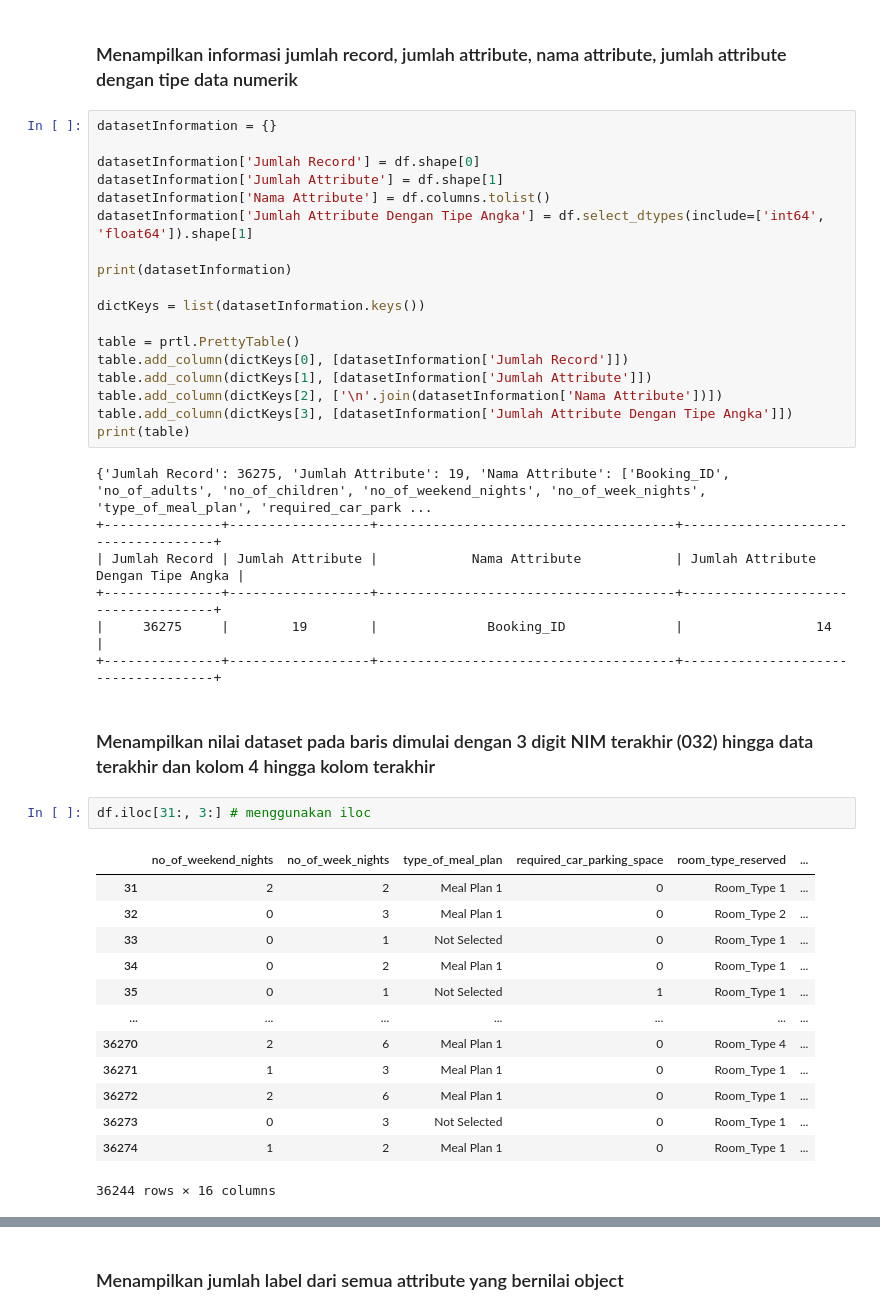
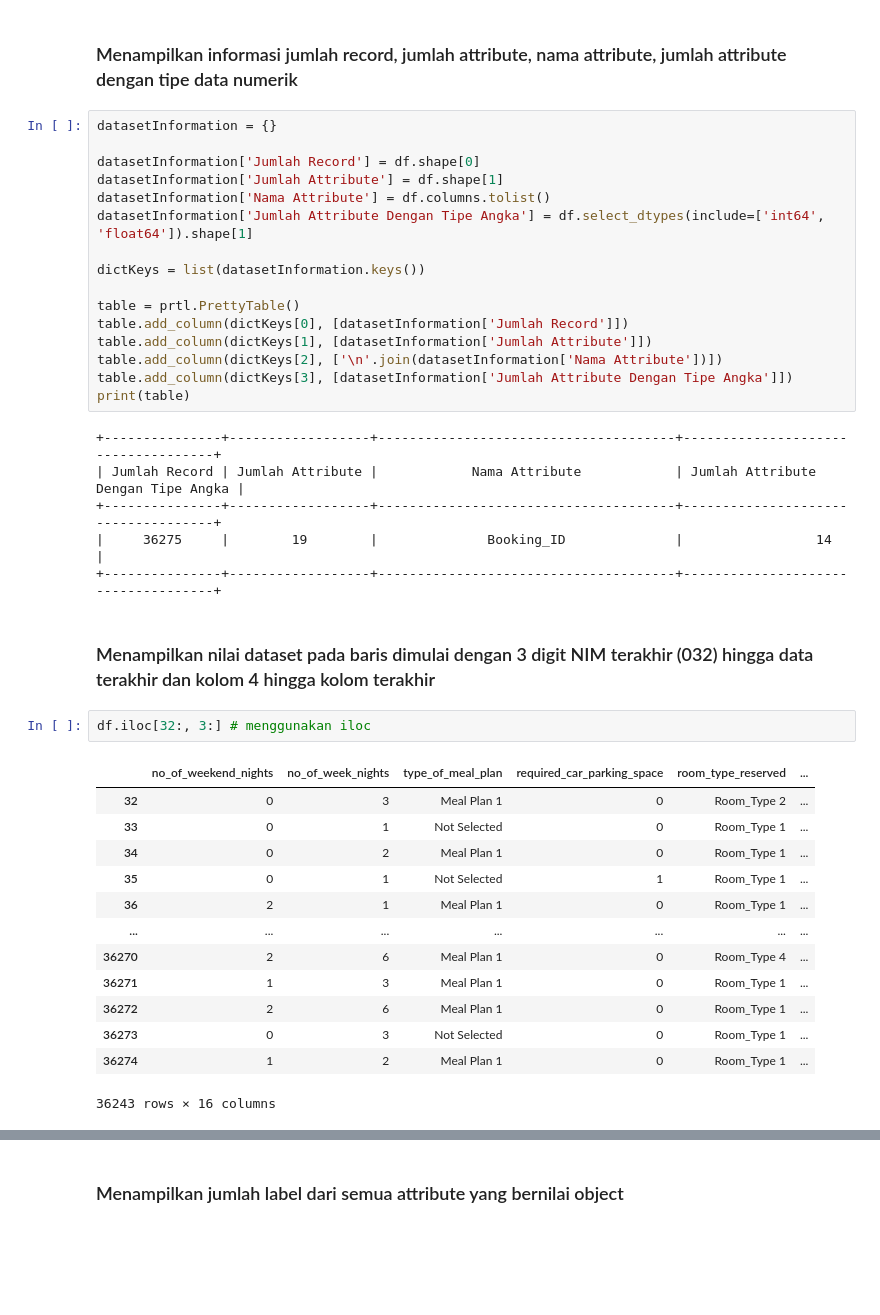
Before and after one commit to nabilsaragih/Praktikum_KB, a Jupyter notebook: Posttest_KB_2/hotelReservations.ipynb, the cells around one changed output, grey strips where cells are left out. Cells and saved outputs as stored; diff of their text form; blank space fills up the shorter version.

```diff
--- a/Posttest_KB_2/hotelReservations.ipynb
+++ b/Posttest_KB_2/hotelReservations.ipynb
@@ -70,8 +70,6 @@ datasetInformation['Jumlah Record'] = df.shape[0]
 datasetInformation['Jumlah Attribute'] = df.shape[1]
 datasetInformation['Nama Attribute'] = df.columns.tolist()
 datasetInformation['Jumlah Attribute Dengan Tipe Angka'] = df.select_dtypes(include=['int64', 'float64']).shape[1]
-
-print(datasetInformation)
 
 dictKeys = list(datasetInformation.keys())
 
@@ -82,7 +80,6 @@ table.add_column(dictKeys[2], ['\n'.join(datasetInformation['Nama Attribute'])])
 table.add_column(dictKeys[3], [datasetInformation['Jumlah Attribute Dengan Tipe Angka']])
 print(table)
 # %% [output]
-{'Jumlah Record': 36275, 'Jumlah Attribute': 19, 'Nama Attribute': ['Booking_ID', 'no_of_adults', 'no_of_children', 'no_of_weekend_nights', 'no_of_week_nights', 'type_of_meal_plan', 'required_car_park ...
 +---------------+------------------+--------------------------------------+------------------------------------+
 | Jumlah Record | Jumlah Attribute |            Nama Attribute            | Jumlah Attribute Dengan Tipe Angka |
 +---------------+------------------+--------------------------------------+------------------------------------+
@@ -91,20 +88,20 @@ print(table)
 # %% [markdown]
 ### Menampilkan nilai dataset pada baris dimulai dengan 3 digit NIM terakhir (032) hingga data terakhir dan kolom 4 hingga kolom terakhir
 # %%
-df.iloc[31:, 3:] # menggunakan iloc
+df.iloc[32:, 3:] # menggunakan iloc
 # %% [output]
 |  | no_of_weekend_nights | no_of_week_nights | type_of_meal_plan | required_car_parking_space | room_type_reserved | ... |
-| 31 | 2 | 2 | Meal Plan 1 | 0 | Room_Type 1 | ... |
 | 32 | 0 | 3 | Meal Plan 1 | 0 | Room_Type 2 | ... |
 | 33 | 0 | 1 | Not Selected | 0 | Room_Type 1 | ... |
 | 34 | 0 | 2 | Meal Plan 1 | 0 | Room_Type 1 | ... |
 | 35 | 0 | 1 | Not Selected | 1 | Room_Type 1 | ... |
+| 36 | 2 | 1 | Meal Plan 1 | 0 | Room_Type 1 | ... |
 | ... | ... | ... | ... | ... | ... | ... |
 | 36270 | 2 | 6 | Meal Plan 1 | 0 | Room_Type 4 | ... |
 | 36271 | 1 | 3 | Meal Plan 1 | 0 | Room_Type 1 | ... |
 | 36272 | 2 | 6 | Meal Plan 1 | 0 | Room_Type 1 | ... |
 | 36273 | 0 | 3 | Not Selected | 0 | Room_Type 1 | ... |
 | 36274 | 1 | 2 | Meal Plan 1 | 0 | Room_Type 1 | ... |
-36244 rows × 16 columns
+36243 rows × 16 columns
 # %%
 # menggunakan loc
```
Also changed, not shown: parts of 1 cell of this notebook.
